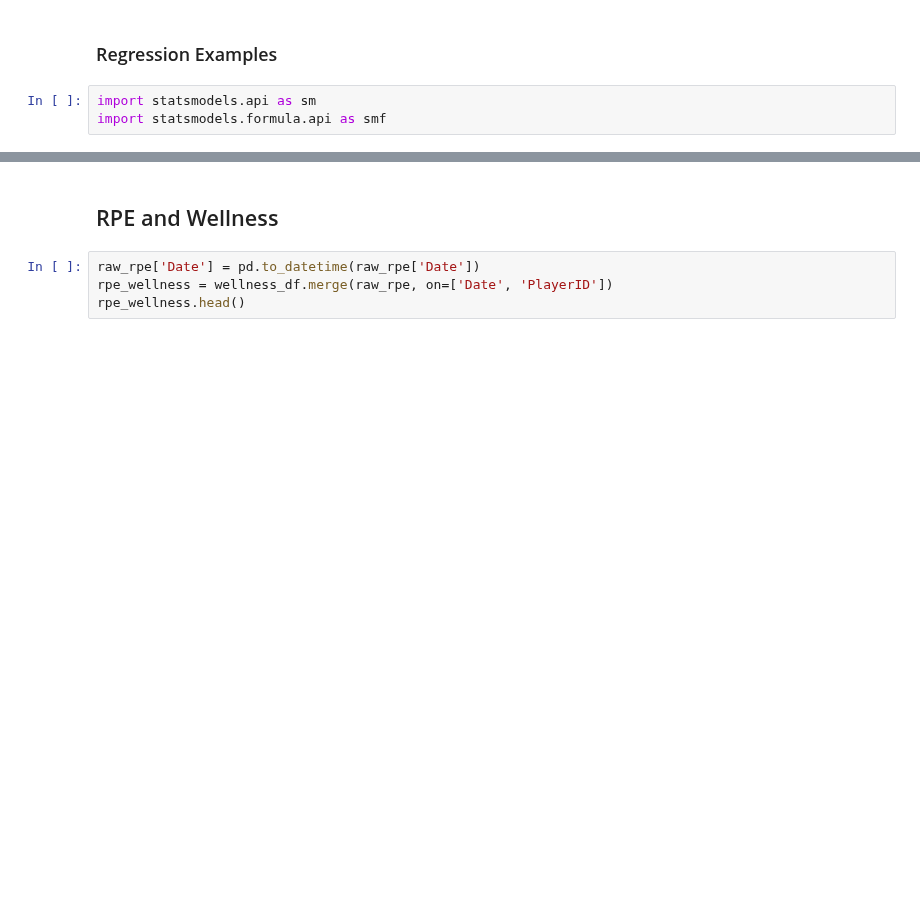
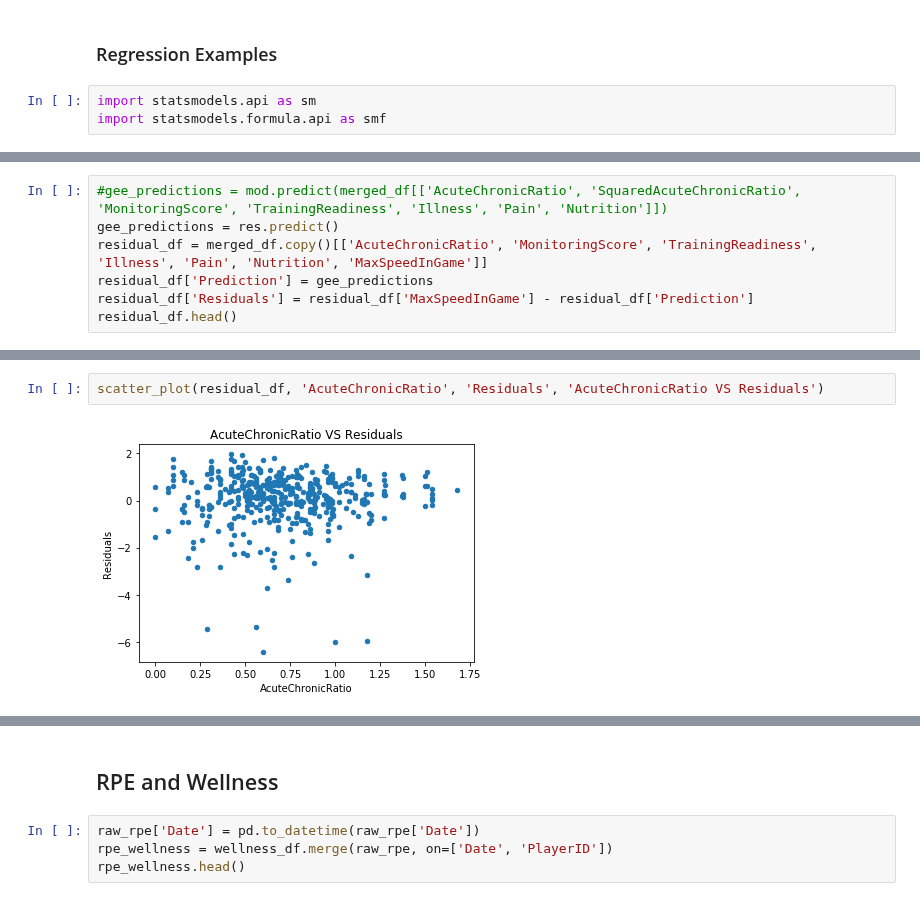
Before and after one commit to JoeRoussy/sta2453-project-1, a Jupyter notebook: fill_in_missing_rpe_data.ipynb, the cells around one changed output, grey strips where cells are left out. Saved outputs shown, nothing was run; the diff lists cells and outputs as text; blank space fills up the shorter version.

Commit message:
Plotted residuals

```diff
--- a/fill_in_missing_rpe_data.ipynb
+++ b/fill_in_missing_rpe_data.ipynb
@@ -327,0 +336,7 @@ Centered skew:                -2.3717   Centered kurtosis:             10.8225
+# %%
+#gee_predictions = mod.predict(merged_df[['AcuteChronicRatio', 'SquaredAcuteChronicRatio', 'MonitoringScore', 'TrainingReadiness', 'Illness', 'Pain', 'Nutrition']])
+gee_predictions = res.predict()
+residual_df = merged_df.copy()[['AcuteChronicRatio', 'MonitoringScore', 'TrainingReadiness', 'Illness', 'Pain', 'Nutrition', 'MaxSpeedInGame']]
+residual_df['Prediction'] = gee_predictions
+residual_df['Residuals'] = residual_df['MaxSpeedInGame'] - residual_df['Prediction']
+residual_df.head()
@@ -327,0 +350,4 @@ Centered skew:                -2.3717   Centered kurtosis:             10.8225
+# %%
+scatter_plot(residual_df, 'AcuteChronicRatio', 'Residuals', 'AcuteChronicRatio VS Residuals')
+# %% [output]
+[figure, added]
```
Also changed, not shown: parts of 42 cells of this notebook, 1 other file.
